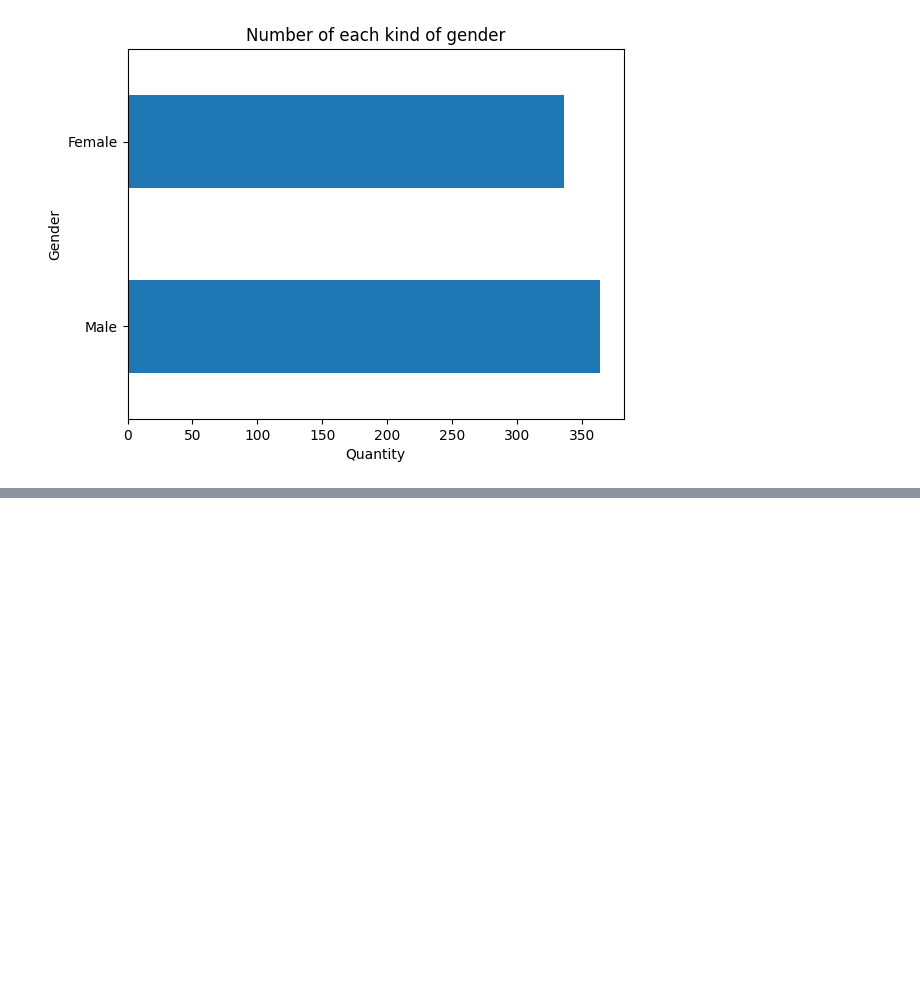
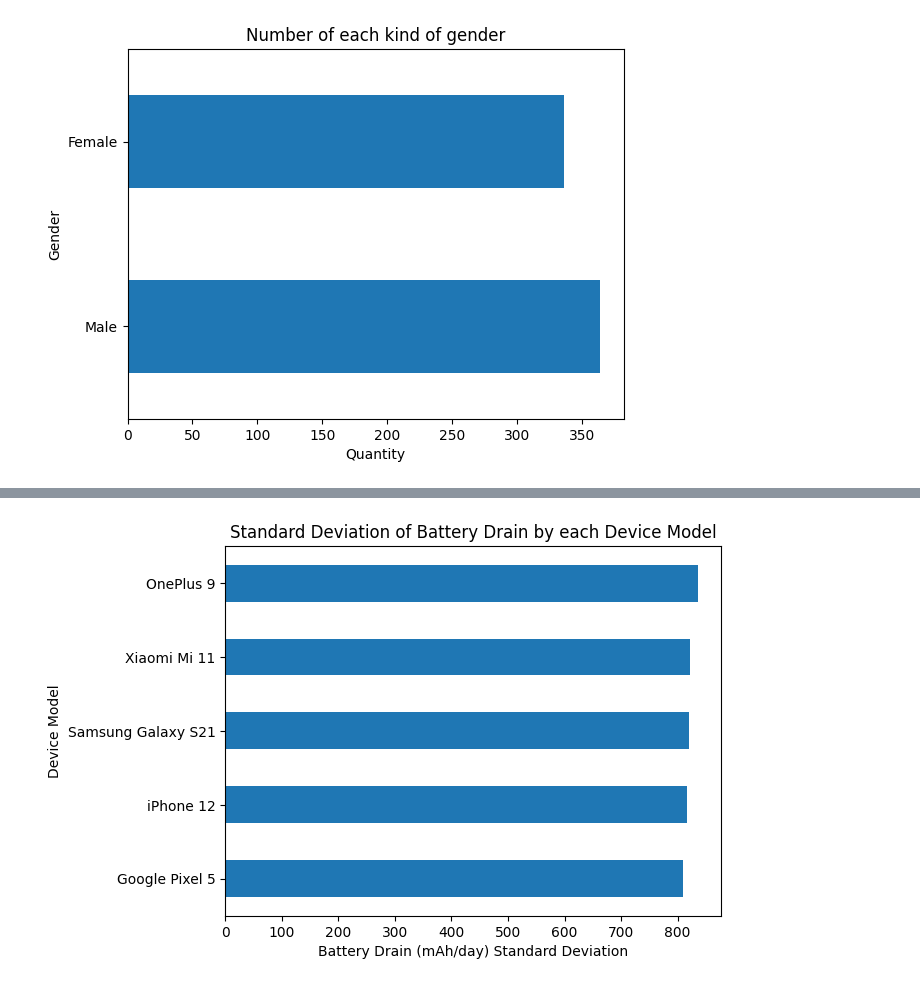
Before and after one commit to Matheus-Pombeiro/mobile_device_usage, a Jupyter notebook: mobile_device_usage.ipynb, the cells around one changed output, grey strips where cells are left out. Saved outputs shown, nothing was run; the diff lists cells and outputs as text; code cells hidden in the pictures; blank space fills up the shorter version.

```diff
--- a/mobile_device_usage.ipynb
+++ b/mobile_device_usage.ipynb
@@ -82,0 +103,4 @@ gender.plot(kind='barh', title='Number of each kind of gender', xlabel='Quantity
+# %%
+# Grouping device models by batery drain standard deviation
+device_models_battery_drain_std = data.groupby('Device Model')['Battery Drain (mAh/day)'].std().sort_values()
+device_models_battery_drain_std
@@ -82,0 +116,5 @@ gender.plot(kind='barh', title='Number of each kind of gender', xlabel='Quantity
+# %%
+# Plotting the battery drain standard deviation of each device model
+device_models_battery_drain_std.plot(kind='barh', title='Standard Deviation of Battery Drain by each Device Model', xlabel='Battery Drain (mAh/day) Standard Deviation', ylabel='Device Model');
+# %% [output]
+[figure, added]
```
Also changed, not shown: parts of 4 cells of this notebook.
